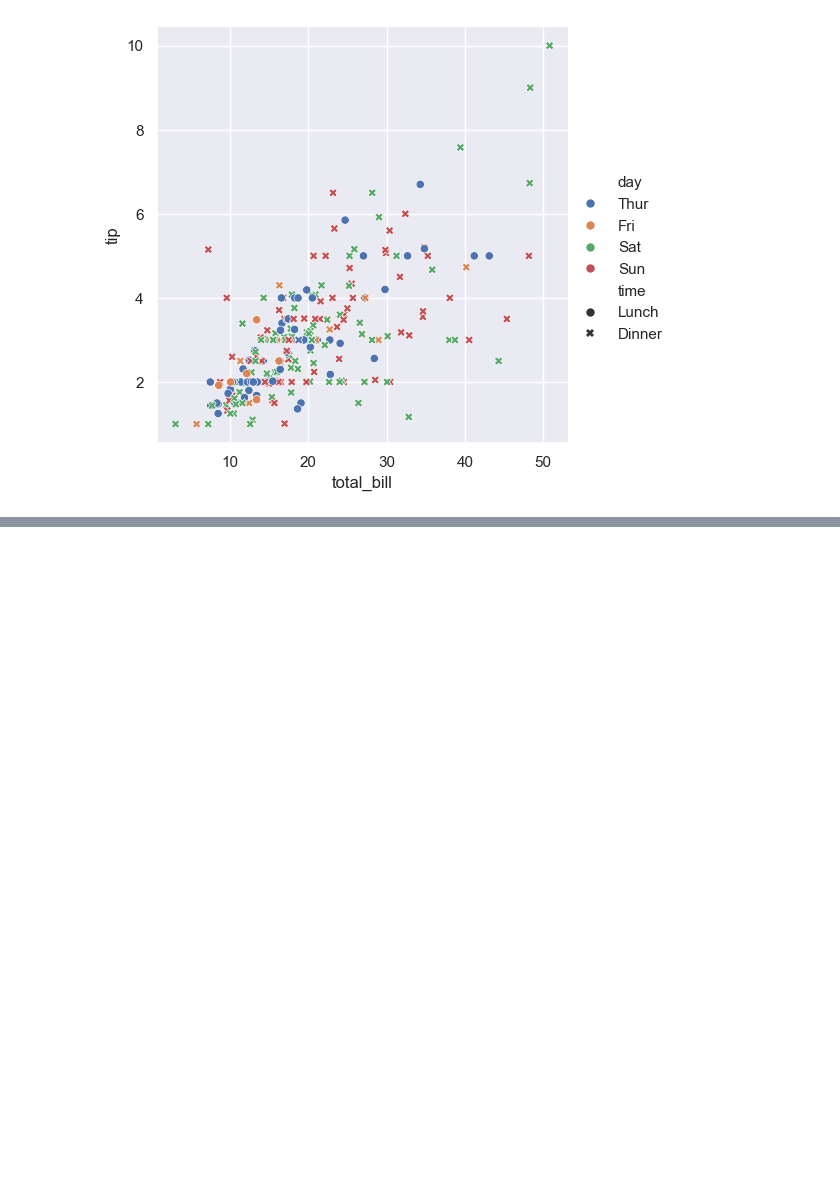
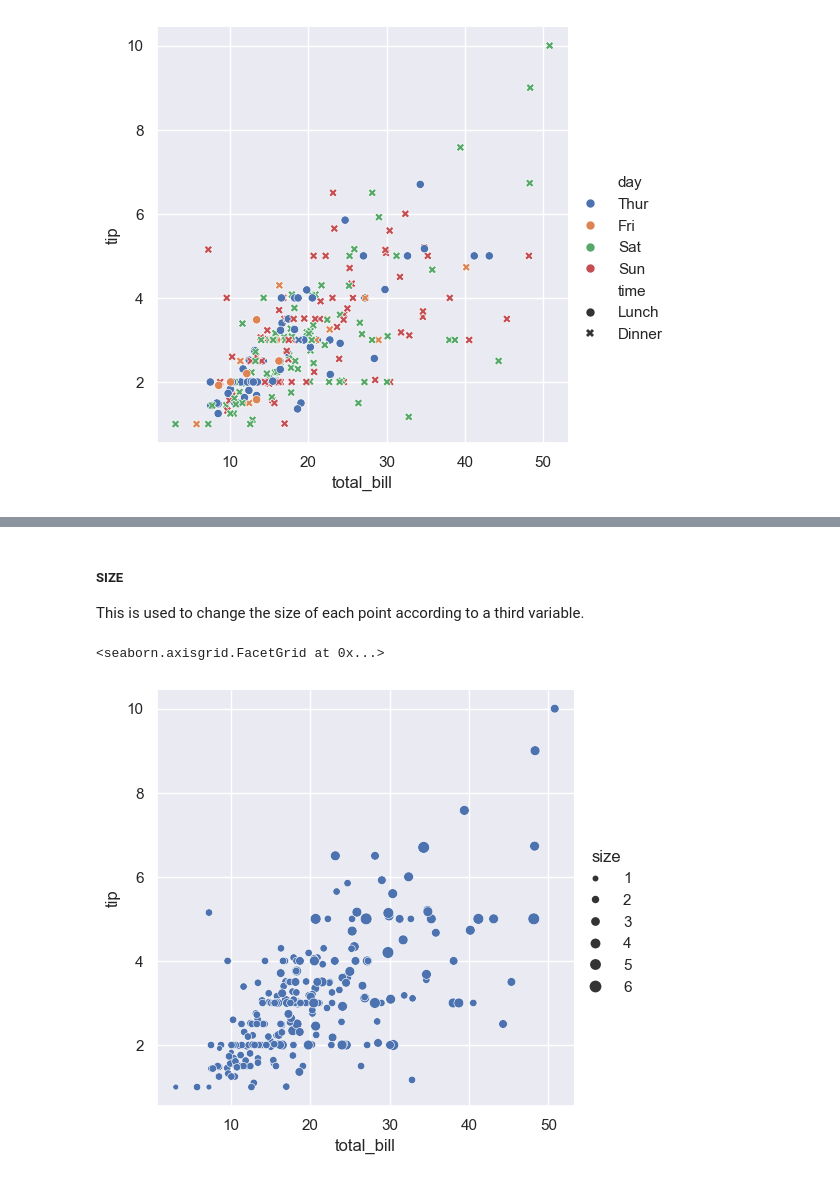
Before and after one commit to NatashaMoses/ML_Python_Libraries, a Jupyter notebook: seaborn/00_seaborn_basics.ipynb, the cells around one changed output, grey strips where cells are left out. Saved outputs shown, nothing was run; the diff lists cells and outputs as text; code cells hidden in the pictures; blank space fills up the shorter version.

```diff
--- a/seaborn/00_seaborn_basics.ipynb
+++ b/seaborn/00_seaborn_basics.ipynb
@@ -67,0 +94,8 @@ sns.relplot(
+# %% [markdown]
+##### SIZE
+This is used to change the size of each point according  to a third variable.
+# %%
+sns.relplot(data=tips, x="total_bill", y="tip", size="size")
+# %% [output]
+<seaborn.axisgrid.FacetGrid at 0x...>
+[figure, added]
```
Also changed, not shown: parts of 9 cells of this notebook.
